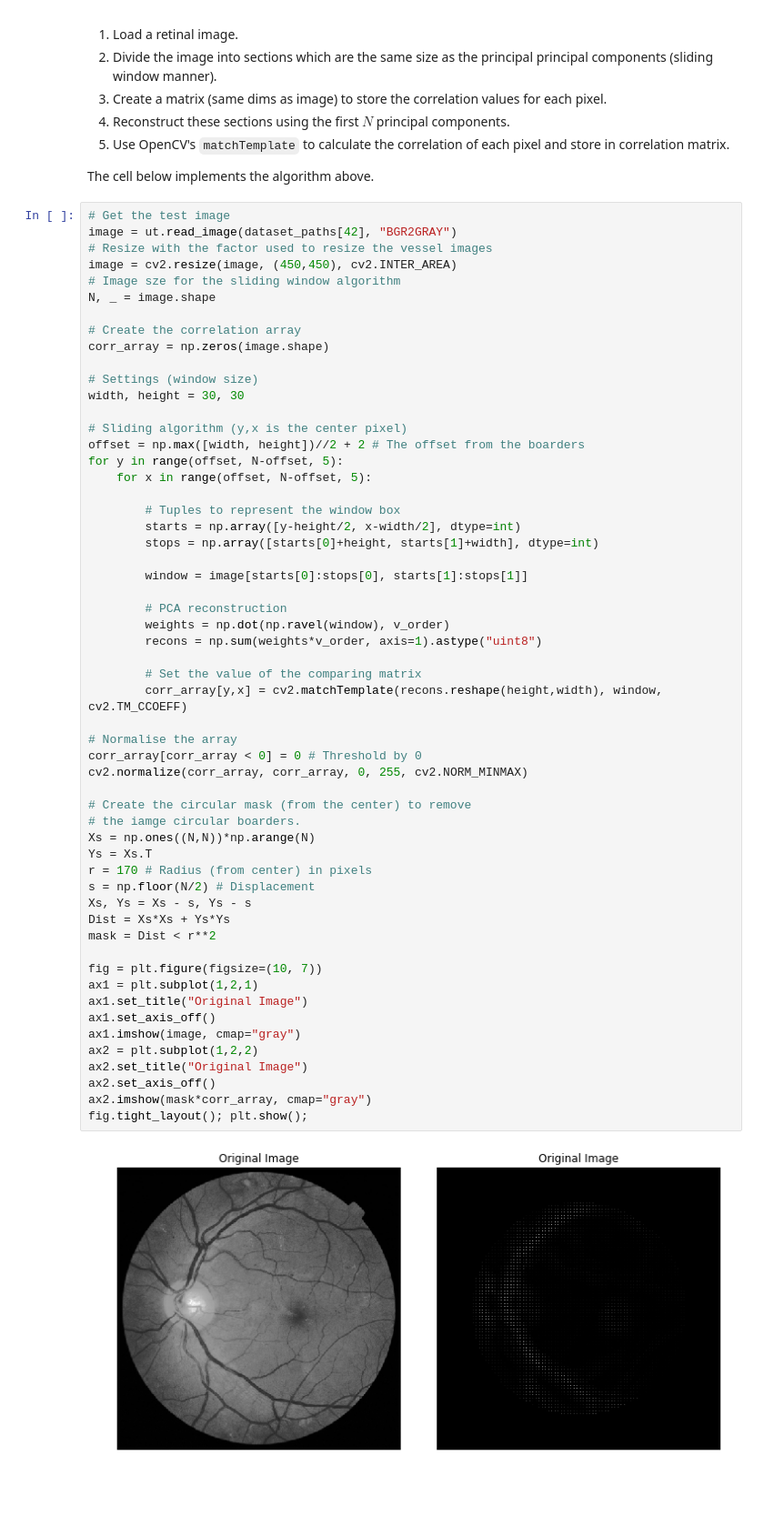
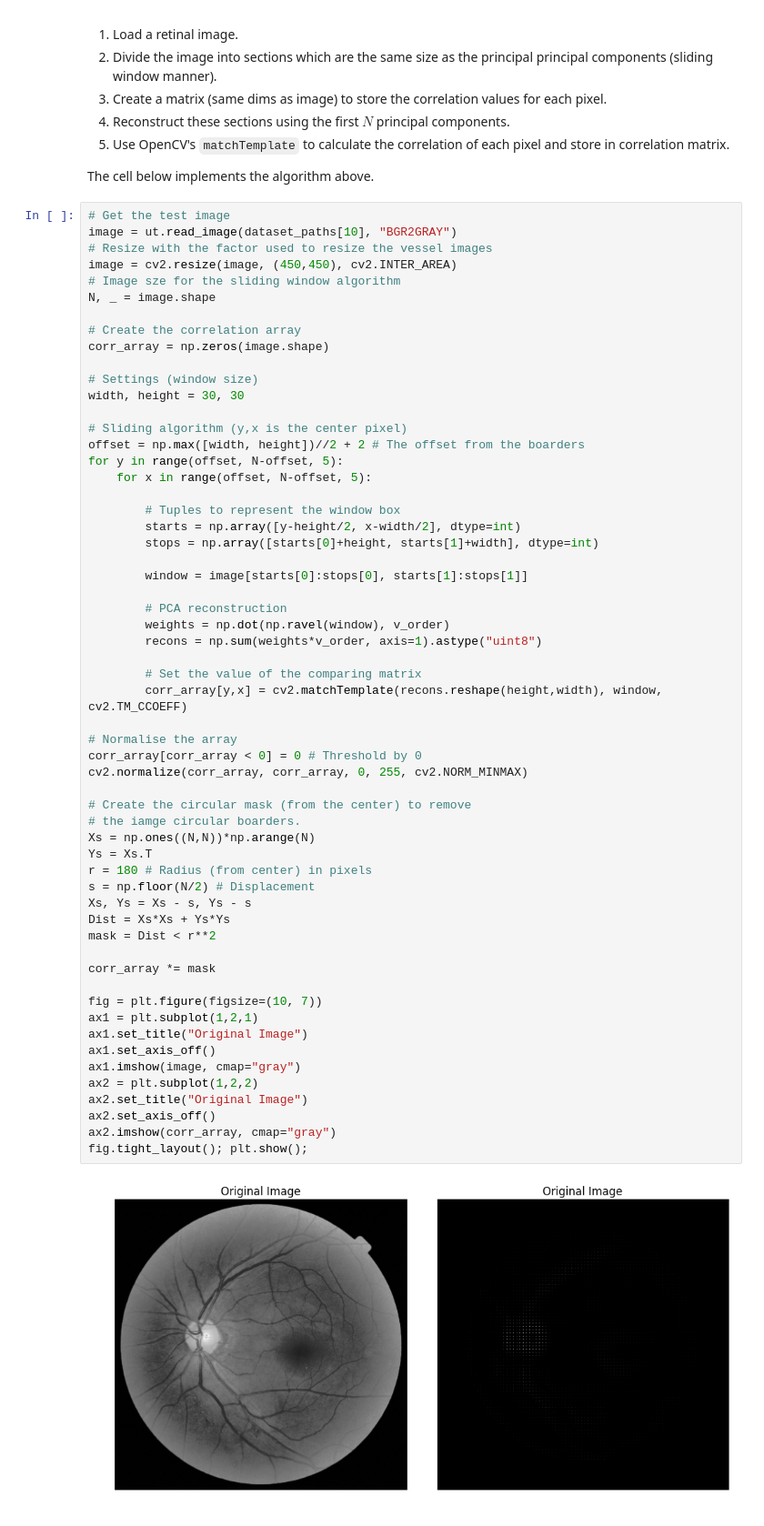
Before and after one commit to matheusgomes28/darwin, a Jupyter notebook: OD Detection/PCA reconstruction.ipynb, the cells around one changed output. Shown at 91% size. Saved outputs shown, nothing was run; the diff lists cells and outputs as text; blank space fills up the shorter version.

```diff
--- a/OD Detection/PCA reconstruction.ipynb
+++ b/OD Detection/PCA reconstruction.ipynb
@@ -175,7 +175,7 @@ Since the reconstruction images do not have the exact same intensity values as t
 The cell below implements the algorithm above.
 # %%
 # Get the test image
-image = ut.read_image(dataset_paths[42], "BGR2GRAY")
+image = ut.read_image(dataset_paths[10], "BGR2GRAY")
 # Resize with the factor used to resize the vessel images
 image = cv2.resize(image, (450,450), cv2.INTER_AREA)
 # Image sze for the sliding window algorithm
@@ -201,33 +201,35 @@ for y in range(offset, N-offset, 5):
         # PCA reconstruction
         weights = np.dot(np.ravel(window), v_order)
         recons = np.sum(weights*v_order, axis=1).astype("uint8")
 
         # Set the value of the comparing matrix
         corr_array[y,x] = cv2.matchTemplate(recons.reshape(height,width), window, cv2.TM_CCOEFF)
 
 # Normalise the array
 corr_array[corr_array < 0] = 0 # Threshold by 0
 cv2.normalize(corr_array, corr_array, 0, 255, cv2.NORM_MINMAX)
 
 # Create the circular mask (from the center) to remove
 # the iamge circular boarders.
 Xs = np.ones((N,N))*np.arange(N)
 Ys = Xs.T
-r = 170 # Radius (from center) in pixels
+r = 180 # Radius (from center) in pixels
 s = np.floor(N/2) # Displacement
 Xs, Ys = Xs - s, Ys - s
 Dist = Xs*Xs + Ys*Ys
 mask = Dist < r**2
+
+corr_array *= mask
 
 fig = plt.figure(figsize=(10, 7))
 ax1 = plt.subplot(1,2,1)
 ax1.set_title("Original Image")
 ax1.set_axis_off()
 ax1.imshow(image, cmap="gray")
 ax2 = plt.subplot(1,2,2)
 ax2.set_title("Original Image")
 ax2.set_axis_off()
-ax2.imshow(mask*corr_array, cmap="gray")
+ax2.imshow(corr_array, cmap="gray")
 fig.tight_layout(); plt.show();
 # %% [output]
-[figure, old version]
+[figure, new version]
```
Also changed, not shown: parts of 6 cells of this notebook, 1 other file.
